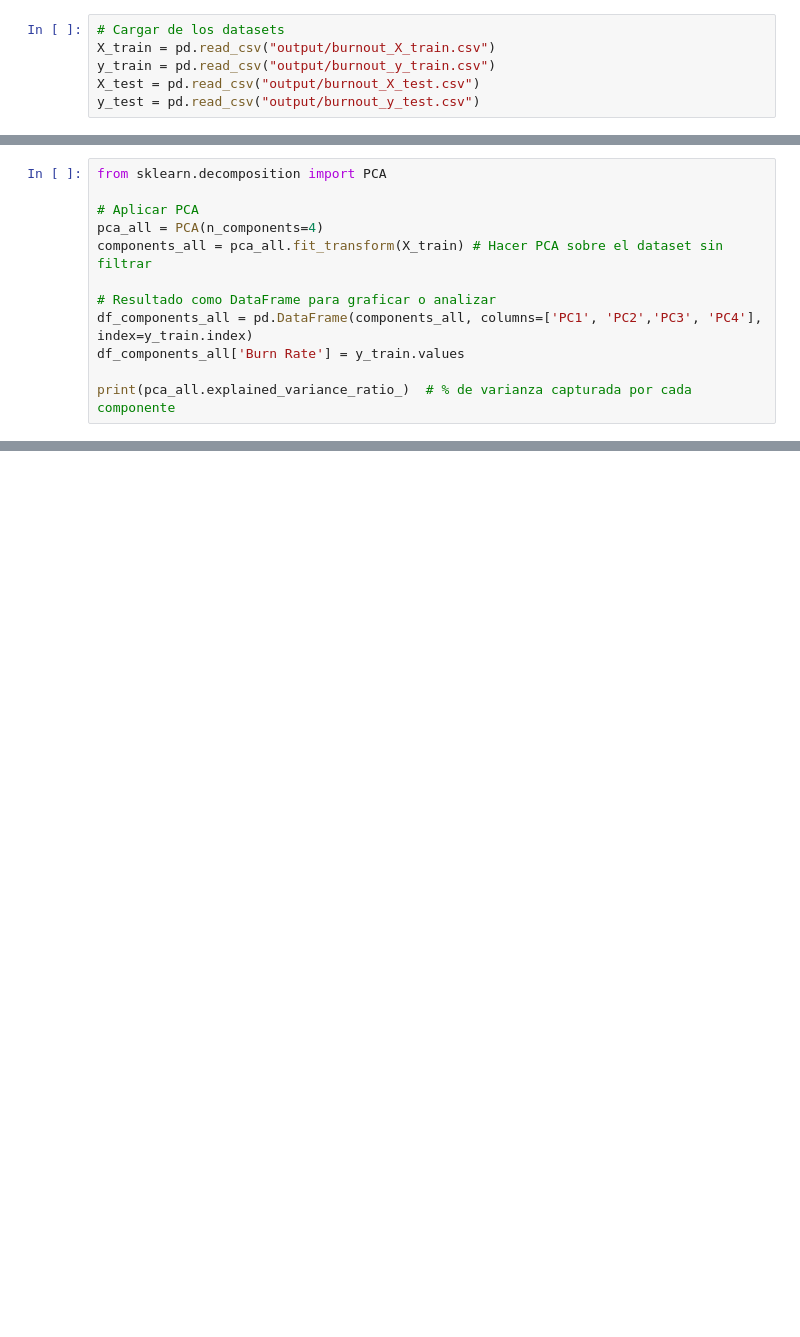
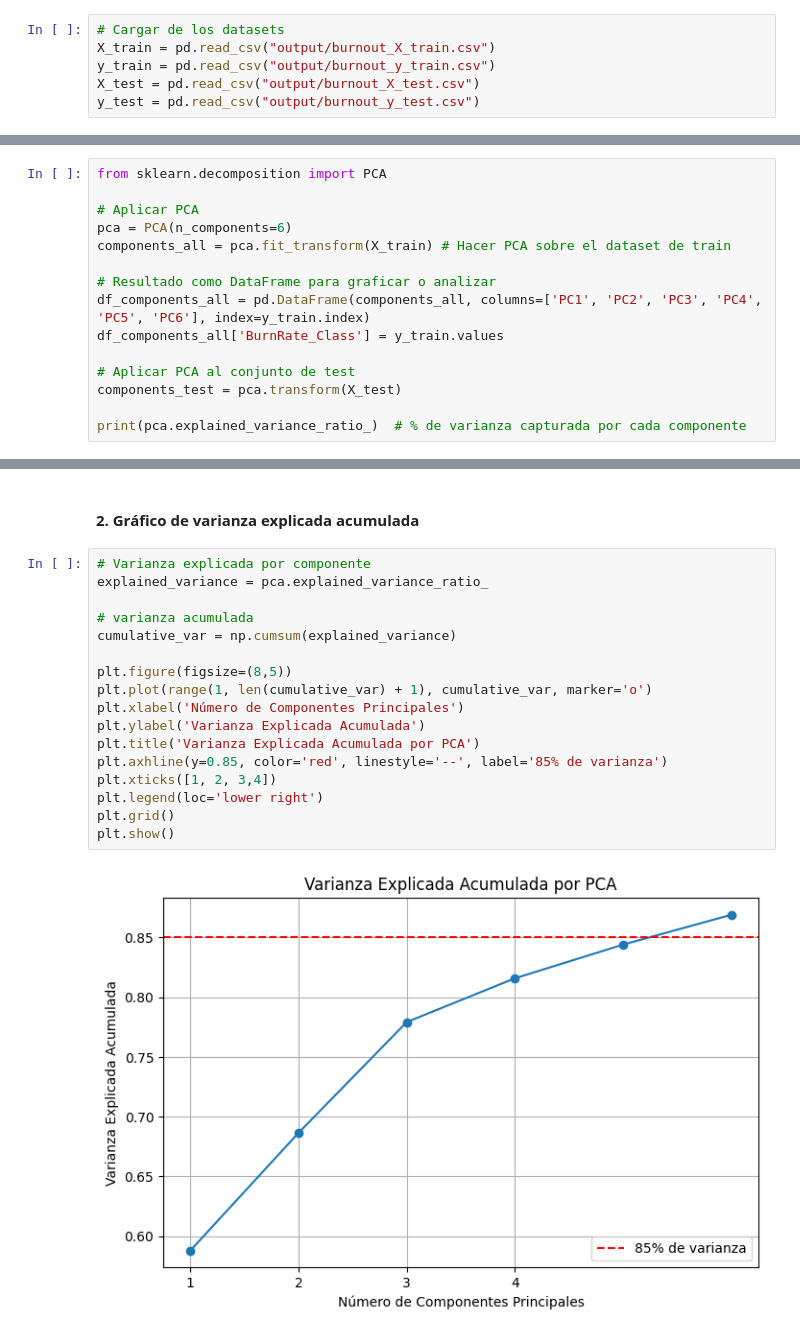
Before and after one commit to emiliano-ipa/CEIA-ML-TPFINAL, a Jupyter notebook: TP1_PCA.ipynb, the cells around one changed output, grey strips where cells are left out. Drawn from its saved outputs; the diff is of its cells as text; blank space fills up the shorter version.

```diff
--- a/TP1_PCA.ipynb
+++ b/TP1_PCA.ipynb
@@ -27,12 +27,15 @@ X_train.shape, y_train.shape
 from sklearn.decomposition import PCA
 
 # Aplicar PCA
-pca_all = PCA(n_components=4)
-components_all = pca_all.fit_transform(X_train) # Hacer PCA sobre el dataset sin filtrar
+pca = PCA(n_components=6)
+components_all = pca.fit_transform(X_train) # Hacer PCA sobre el dataset de train
 
 # Resultado como DataFrame para graficar o analizar
-df_components_all = pd.DataFrame(components_all, columns=['PC1', 'PC2','PC3', 'PC4'], index=y_train.index)
-df_components_all['Burn Rate'] = y_train.values
+df_components_all = pd.DataFrame(components_all, columns=['PC1', 'PC2', 'PC3', 'PC4', 'PC5', 'PC6'], index=y_train.index)
+df_components_all['BurnRate_Class'] = y_train.values
 
-print(pca_all.explained_variance_ratio_)  # % de varianza capturada por cada componente
+# Aplicar PCA al conjunto de test
+components_test = pca.transform(X_test)
+
+print(pca.explained_variance_ratio_)  # % de varianza capturada por cada componente
 # %% [output]
@@ -39,0 +52,21 @@ ValueError: Found input variables with inconsistent numbers of samples: [16853,
+# %% [markdown]
+#### 2. Gráfico de varianza explicada acumulada
+# %%
+# Varianza explicada por componente
+explained_variance = pca.explained_variance_ratio_
+
+# varianza acumulada
+cumulative_var = np.cumsum(explained_variance)
+
+plt.figure(figsize=(8,5))
+plt.plot(range(1, len(cumulative_var) + 1), cumulative_var, marker='o')
+plt.xlabel('Número de Componentes Principales')
+plt.ylabel('Varianza Explicada Acumulada')
+plt.title('Varianza Explicada Acumulada por PCA')
+plt.axhline(y=0.85, color='red', linestyle='--', label='85% de varianza')
+plt.xticks([1, 2, 3,4])
+plt.legend(loc='lower right')
+plt.grid()
+plt.show()
+# %% [output]
+[figure, added]
```
Also changed, not shown: parts of 11 cells of this notebook, 5 other files.
